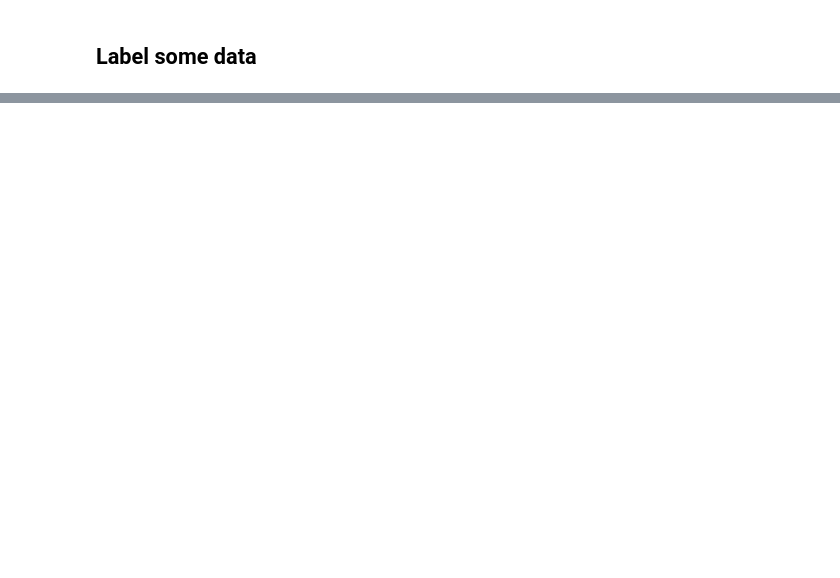
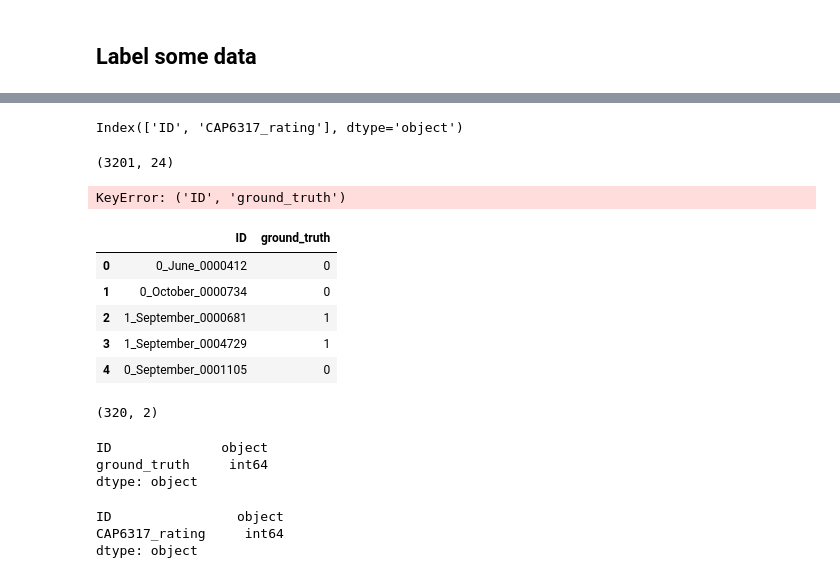
Before and after one commit to mtaufeeq/socialMM_P7, a Jupyter notebook: scripts/eda.ipynb, the cells around one changed output, grey strips where cells are left out. Saved outputs shown, nothing was run; the diff lists cells and outputs as text; code cells hidden in the pictures; blank space fills up the shorter version.

```diff
--- a/scripts/eda.ipynb
+++ b/scripts/eda.ipynb
@@ -555,0 +387,41 @@ dtype: object
+# %%
+r_df2.columns
+# %% [output]
+Index(['ID', 'CAP6317_rating'], dtype='object')
+# %%
+df = pd.read_csv("../data/stack_files/balanced_pro_n_anti_mask_df_v4.csv")
+# %%
+df.shape
+# %% [output]
+(3201, 24)
+# %%
+m_df = pd.merge(df[df["ID", "ground_truth"]], r_df, on=["ID"], sort=True)
+# %% [output]
+KeyError: ('ID', 'ground_truth')
+# %%
+x = df[["ID", "ground_truth"]].iloc[:320, :].copy()
+# %%
+x.head()
+# %% [output]
+|  | ID | ground_truth |
+| 0 | 0_June_0000412 | 0 |
+| 1 | 0_October_0000734 | 0 |
+| 2 | 1_September_0000681 | 1 |
+| 3 | 1_September_0004729 | 1 |
+| 4 | 0_September_0001105 | 0 |
+# %%
+r_df2.shape
+# %% [output]
+(320, 2)
+# %%
+x.dtypes
+# %% [output]
+ID              object
+ground_truth     int64
+dtype: object
+# %%
+r_df2.dtypes
+# %% [output]
+ID                object
+CAP6317_rating     int64
+dtype: object
```
Also changed, not shown: parts of 63 cells of this notebook.
